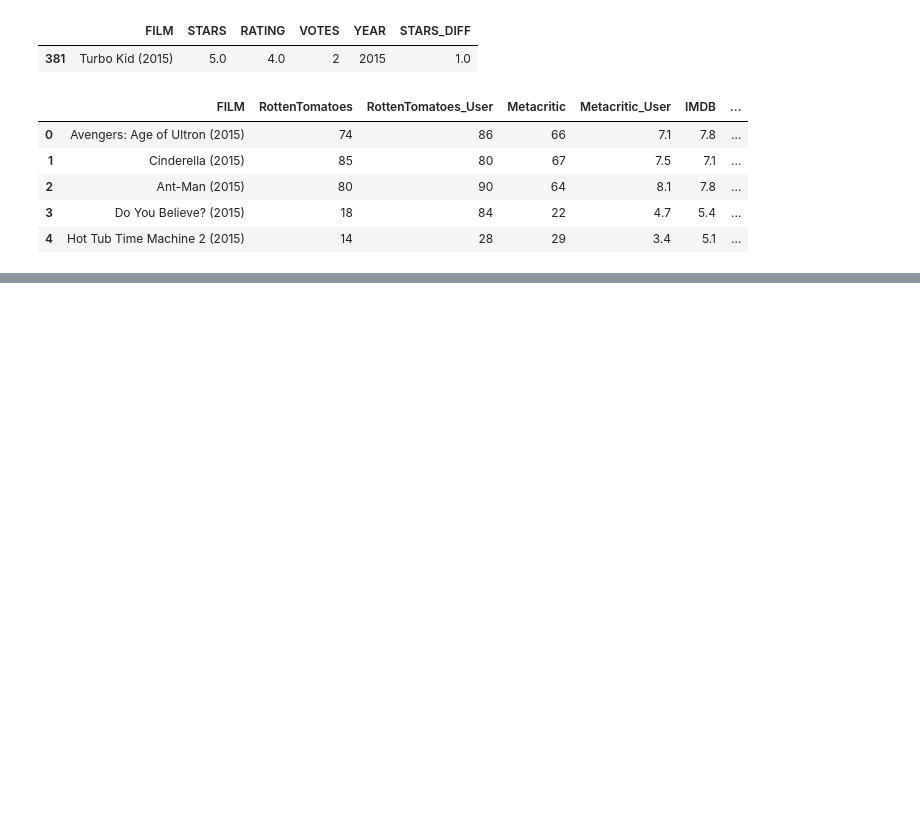
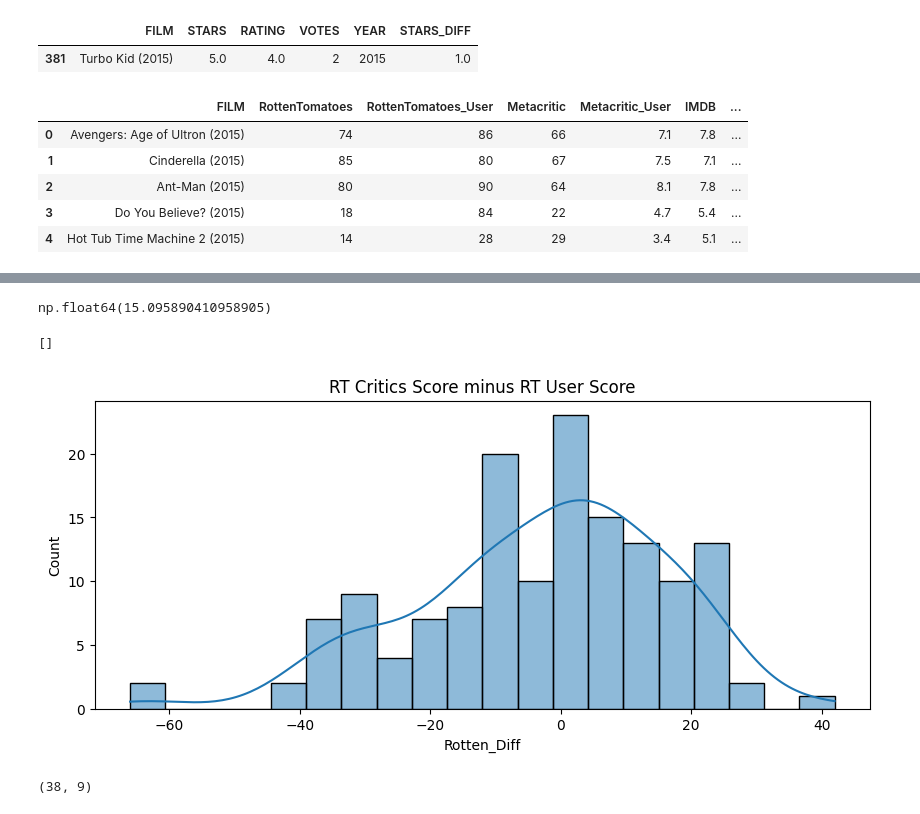
Before and after one commit to aronbarbosag/data-analysis-python, a Jupyter notebook: notebooks/capstone_project.ipynb, the cells around one changed output, grey strips where cells are left out. Saved outputs shown, nothing was run; the diff lists cells and outputs as text; code cells hidden in the pictures; blank space fills up the shorter version.

Commit message:
Analise inicial dos scores RT criticos vs RT usuarios

```diff
--- a/notebooks/capstone_project.ipynb
+++ b/notebooks/capstone_project.ipynb
@@ -259,0 +322,17 @@ all_sites_df.head()
+# %%
+rotten_diff_mean = np.mean(all_sites_df['Rotten_Diff'].apply(to_abs))
+rotten_diff_mean
+# %% [output]
+np.float64(15.095890410958905)
+# %%
+plt.figure(figsize=(10,4))
+sns.histplot(data=all_sites_df,x='Rotten_Diff',bins=20,kde=True)
+plt.title("RT Critics Score minus RT User Score")
+plt.plot()
+# %% [output]
+[]
+[figure, added]
+# %%
+all_sites_df[(all_sites_df['Rotten_Diff'] < 11) & (all_sites_df['Rotten_Diff'] >= 0) ].shape
+# %% [output]
+(38, 9)
```
Also changed, not shown: parts of 9 cells of this notebook.
